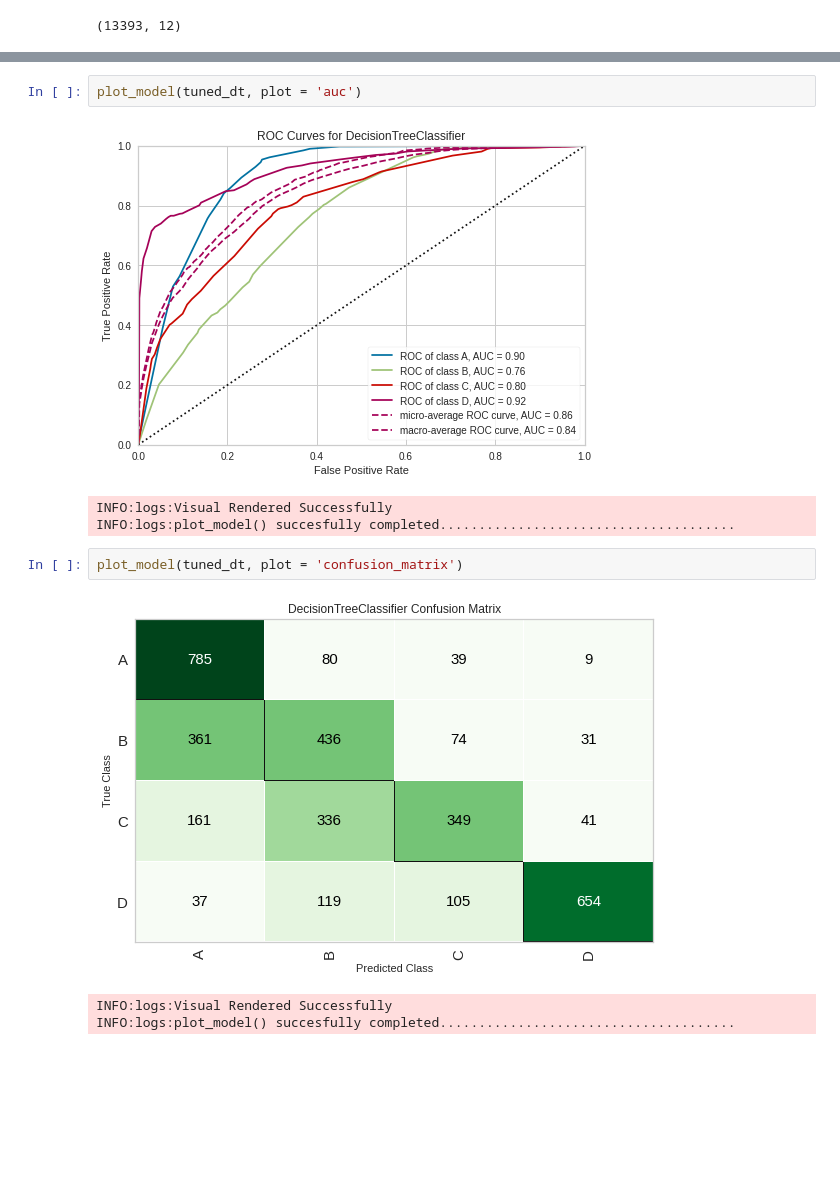
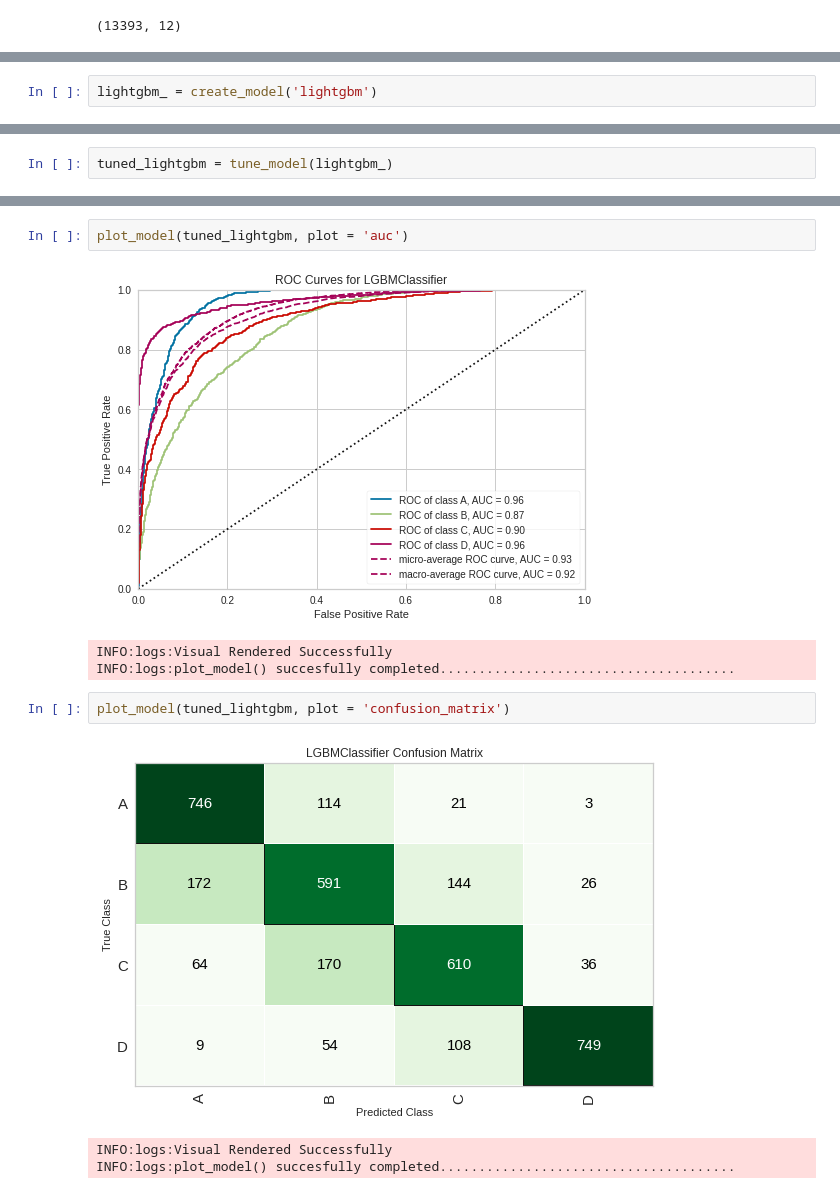
Before and after one commit to Dhanasree-Rajamani/Data_Mining_Article_and_Assignments, a Jupyter notebook: bodyPerformance_dataset_classification_multiclass_classification.ipynb, the cells around one changed output, grey strips where cells are left out. Drawn from its saved outputs; the diff is of its cells as text; blank space fills up the shorter version.

```diff
--- a/bodyPerformance_dataset_classification_multiclass_classification.ipynb
+++ b/bodyPerformance_dataset_classification_multiclass_classification.ipynb
@@ -202,0 +177,2 @@ INFO:logs:create_model() succesfully completed..................................
+# %%
+lightgbm_ = create_model('lightgbm')
@@ -304,0 +279,2 @@ INFO:logs:tune_model() succesfully completed....................................
+# %%
+tuned_lightgbm = tune_model(lightgbm_)
@@ -314,13 +319,13 @@ DecisionTreeClassifier(ccp_alpha=0.0, class_weight=None, criterion='entropy',
 # %%
-plot_model(tuned_dt, plot = 'auc')
+plot_model(tuned_lightgbm, plot = 'auc')
 # %% [output]
-[figure, old version]
+[figure, new version]
 INFO:logs:Visual Rendered Successfully
 INFO:logs:plot_model() succesfully completed......................................
 # %%
-plot_model(tuned_dt, plot = 'confusion_matrix')
+plot_model(tuned_lightgbm, plot = 'confusion_matrix')
 # %% [output]
-[figure, old version]
+[figure, new version]
 INFO:logs:Visual Rendered Successfully
 INFO:logs:plot_model() succesfully completed......................................
 # %%
```
Also changed, not shown: parts of 30 cells of this notebook.
